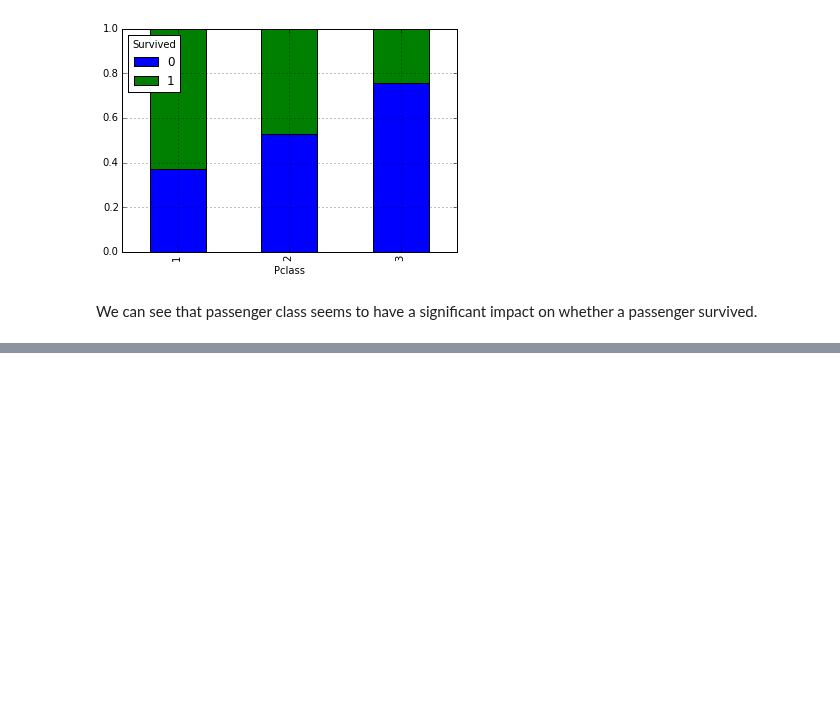
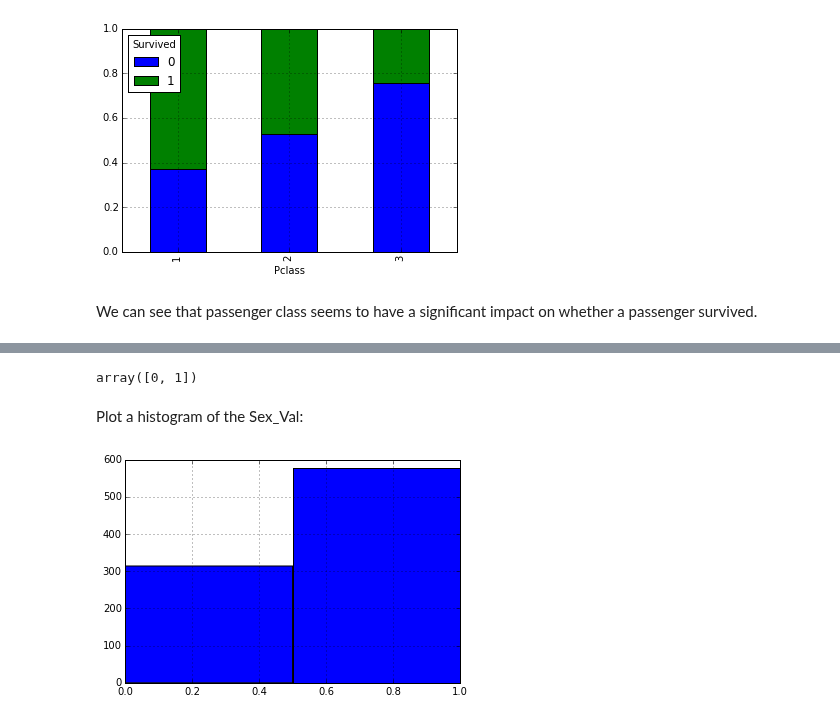
Before and after one commit to donnemartin/data-science-ipython-notebooks, a Jupyter notebook: kaggle/titanic.ipynb, the cells around one changed output, grey strips where cells are left out. Saved outputs shown, nothing was run; the diff lists cells and outputs as text; code cells hidden in the pictures; blank space fills up the shorter version.

Commit message:
Added snippets to analyze the Titanic Sex (Gender) feature.

```diff
--- a/kaggle/titanic.ipynb
+++ b/kaggle/titanic.ipynb
@@ -202,0 +217,2 @@ We can see that passenger class seems to have a significant impact on whether a
+# %%
+df['Sex_Val'] = df['Sex'].map({'female': 0, 'male': 1}).astype(int)
@@ -202,0 +226,12 @@ We can see that passenger class seems to have a significant impact on whether a
+# %%
+genders = sort(df['Sex_Val'].unique())
+genders
+# %% [output]
+array([0, 1])
+# %% [markdown]
+Plot a histogram of the Sex_Val:
+# %%
+df['Sex_Val'].hist(bins=len(genders))
+plt.show()
+# %% [output]
+[figure, added]
```
Also changed, not shown: parts of 11 cells of this notebook.
